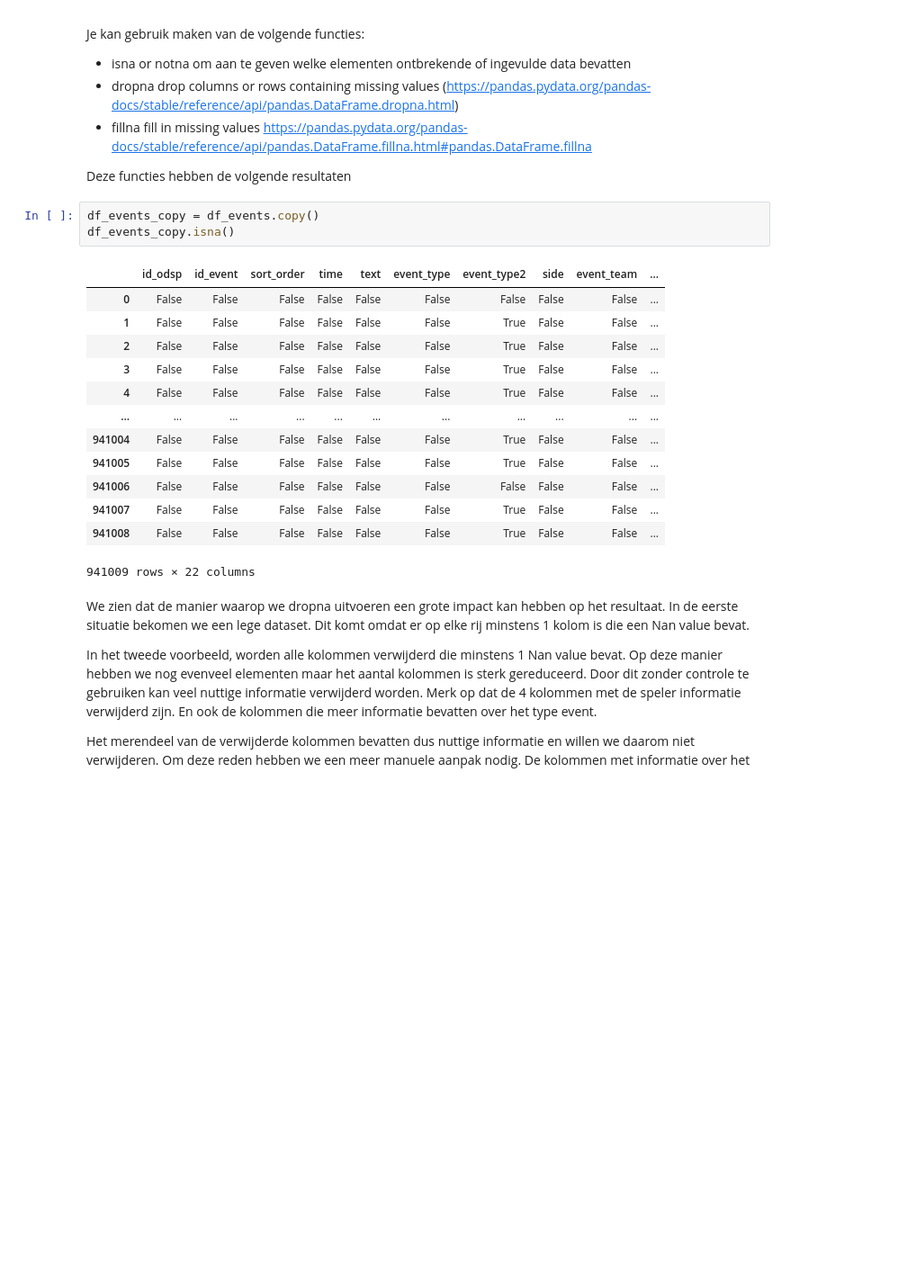
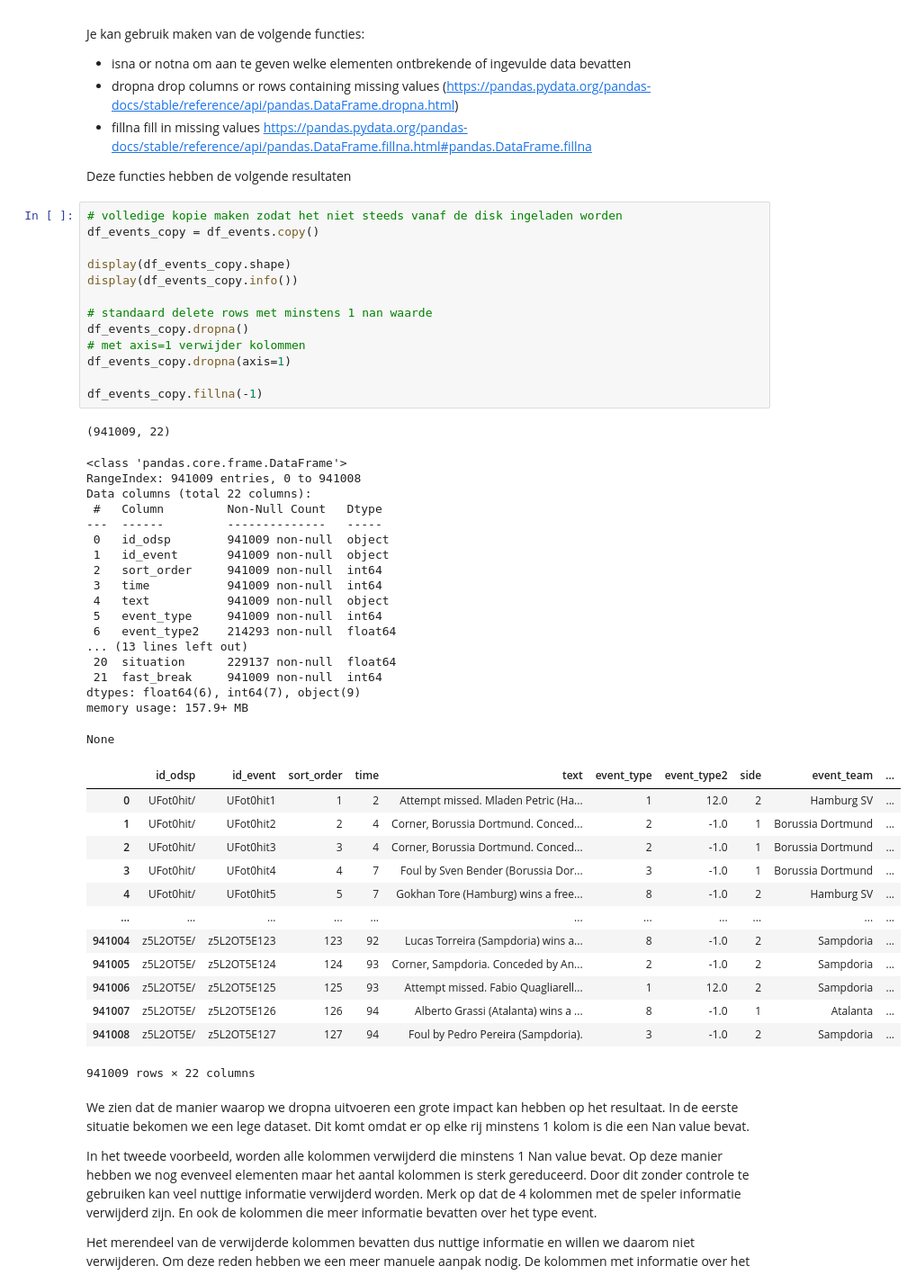
Before and after one commit to OdiseeDataScience2122/Leerstof_2122, a Jupyter notebook: 08_DataCleaning/Data Cleaning.ipynb, the cells around one changed output. Shown at 90% size. Saved outputs shown, nothing was run; the diff lists cells and outputs as text; blank space fills up the shorter version.

```diff
--- a/08_DataCleaning/Data Cleaning.ipynb
+++ b/08_DataCleaning/Data Cleaning.ipynb
@@ -119,22 +136,51 @@ Je kan gebruik maken van de volgende functies:
 
 Deze functies hebben de volgende resultaten
 # %%
+# volledige kopie maken zodat het niet steeds vanaf de disk ingeladen worden
 df_events_copy = df_events.copy()
-df_events_copy.isna()
+
+display(df_events_copy.shape)
+display(df_events_copy.info())
+
+# standaard delete rows met minstens 1 nan waarde
+df_events_copy.dropna()
+# met axis=1 verwijder kolommen
+df_events_copy.dropna(axis=1)
+
+df_events_copy.fillna(-1)
 # %% [output]
+(941009, 22)
+<class 'pandas.core.frame.DataFrame'>
+RangeIndex: 941009 entries, 0 to 941008
+Data columns (total 22 columns):
+ #   Column         Non-Null Count   Dtype
+---  ------         --------------   -----
+ 0   id_odsp        941009 non-null  object
+ 1   id_event       941009 non-null  object
+ 2   sort_order     941009 non-null  int64
+ 3   time           941009 non-null  int64
+ 4   text           941009 non-null  object
+ 5   event_type     941009 non-null  int64
+ 6   event_type2    214293 non-null  float64
+... (13 lines left out)
+ 20  situation      229137 non-null  float64
+ 21  fast_break     941009 non-null  int64
+dtypes: float64(6), int64(7), object(9)
+memory usage: 157.9+ MB
+None
 |  | id_odsp | id_event | sort_order | time | text | event_type | event_type2 | side | event_team | ... |
-| 0 | False | False | False | False | False | False | False | False | False | ... |
-| 1 | False | False | False | False | False | False | True | False | False | ... |
-| 2 | False | False | False | False | False | False | True | False | False | ... |
-| 3 | False | False | False | False | False | False | True | False | False | ... |
-| 4 | False | False | False | False | False | False | True | False | False | ... |
+| 0 | UFot0hit/ | UFot0hit1 | 1 | 2 | Attempt missed. Mladen Petric (Ha... | 1 | 12.0 | 2 | Hamburg SV | ... |
+| 1 | UFot0hit/ | UFot0hit2 | 2 | 4 | Corner, Borussia Dortmund. Conced... | 2 | -1.0 | 1 | Borussia Dortmund | ... |
+| 2 | UFot0hit/ | UFot0hit3 | 3 | 4 | Corner, Borussia Dortmund. Conced... | 2 | -1.0 | 1 | Borussia Dortmund | ... |
+| 3 | UFot0hit/ | UFot0hit4 | 4 | 7 | Foul by Sven Bender (Borussia Dor... | 3 | -1.0 | 1 | Borussia Dortmund | ... |
+| 4 | UFot0hit/ | UFot0hit5 | 5 | 7 | Gokhan Tore (Hamburg) wins a free... | 8 | -1.0 | 2 | Hamburg SV | ... |
 | ... | ... | ... | ... | ... | ... | ... | ... | ... | ... | ... |
-| 941004 | False | False | False | False | False | False | True | False | False | ... |
-| 941005 | False | False | False | False | False | False | True | False | False | ... |
-| 941006 | False | False | False | False | False | False | False | False | False | ... |
-| 941007 | False | False | False | False | False | False | True | False | False | ... |
-| 941008 | False | False | False | False | False | False | True | False | False | ... |
+| 941004 | z5L2OT5E/ | z5L2OT5E123 | 123 | 92 | Lucas Torreira (Sampdoria) wins a... | 8 | -1.0 | 2 | Sampdoria | ... |
+| 941005 | z5L2OT5E/ | z5L2OT5E124 | 124 | 93 | Corner, Sampdoria. Conceded by An... | 2 | -1.0 | 2 | Sampdoria | ... |
+| 941006 | z5L2OT5E/ | z5L2OT5E125 | 125 | 93 | Attempt missed. Fabio Quagliarell... | 1 | 12.0 | 2 | Sampdoria | ... |
+| 941007 | z5L2OT5E/ | z5L2OT5E126 | 126 | 94 | Alberto Grassi (Atalanta) wins a ... | 8 | -1.0 | 1 | Atalanta | ... |
+| 941008 | z5L2OT5E/ | z5L2OT5E127 | 127 | 94 | Foul by Pedro Pereira (Sampdoria). | 3 | -1.0 | 2 | Sampdoria | ... |
-941009 rows × 22 columns
+941009 rows × 22 columns
 # %% [markdown]
 We zien dat de manier waarop we dropna uitvoeren een grote impact kan hebben op het resultaat.
 In de eerste situatie bekomen we een lege dataset. Dit komt omdat er op elke rij minstens 1 kolom is die een Nan value bevat.
```
Also changed, not shown: parts of 3 cells of this notebook.
